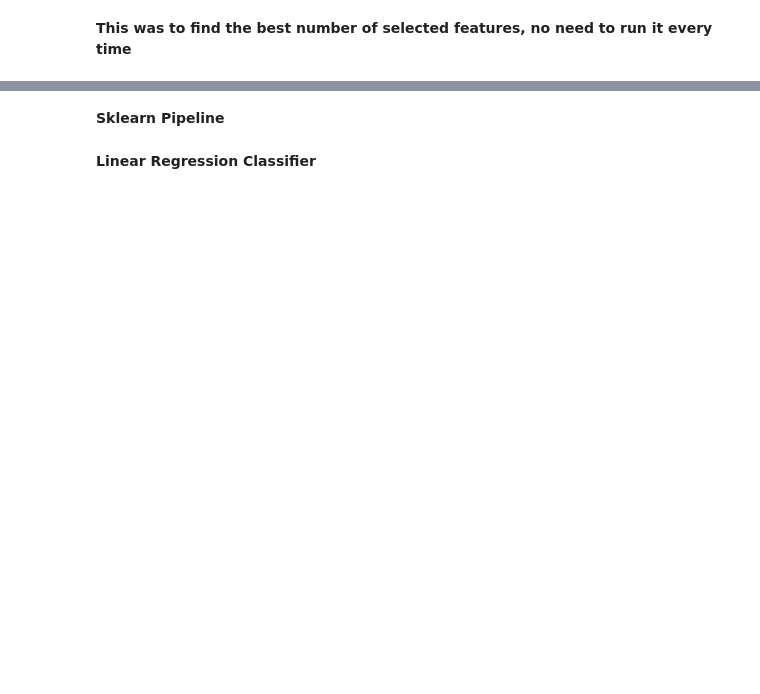
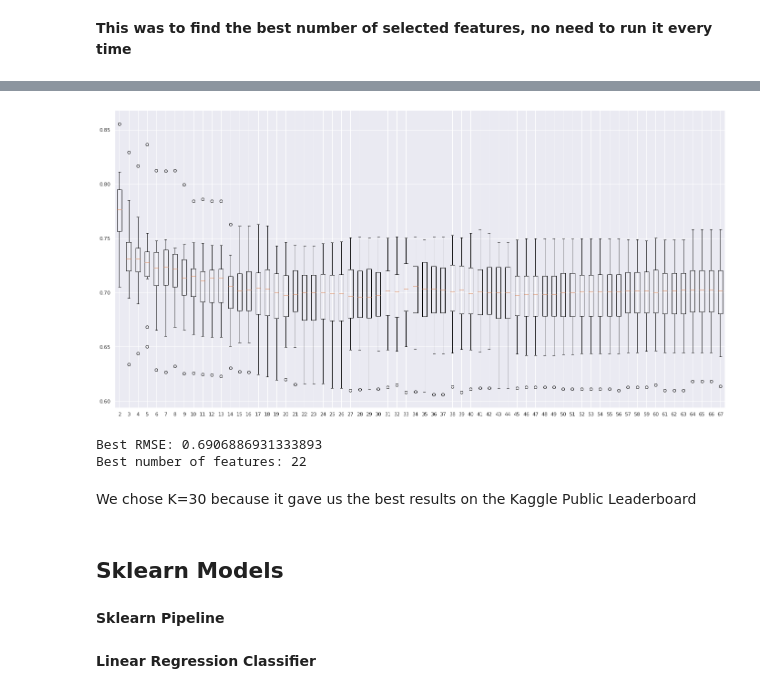
Before and after one commit to syrix78/IFT6758_Competition, a Jupyter notebook: predictor.ipynb, the cells around one changed output, grey strips where cells are left out. Drawn from its saved outputs; the diff is of its cells as text; code cells hidden in the pictures; blank space fills up the shorter version.

```diff
--- a/predictor.ipynb
+++ b/predictor.ipynb
@@ -134,9 +190,12 @@ from sklearn.linear_model import LinearRegression
 from sklearn.ensemble import RandomForestRegressor
 from xgboost import XGBRegressor
 from sklearn import datasets, ensemble
+from sklearn.ensemble import GradientBoostingRegressor
 
 best_i = 0
 best_rmse = 10
+k_losses = []
+k_labels = []
 
 for i in range(2, X_likes.shape[1]):
 
@@ -144,29 +203,19 @@ for i in range(2, X_likes.shape[1]):
   X_selected_feat_likes.shape
 
   # split dataset to train and test
-  X_train, X_test, y_train, y_test = train_test_split(X_selected_feat_likes, Y_likes,
-                                                      test_size=0.2,
-                                                      shuffle=True,
-                                                     random_state=42 #  To guarantee that the split will always be the same
-                                                      )
+  X_train, X_test, y_train, y_test = train_test_split(
+    X_selected_feat_likes, Y_likes,
+    test_size=0.2,
+    shuffle=True,
+    random_state=42 #  To guarantee that the split will always be the same
+  )
 
+  k_losses.append(CV(XGBRegressor, X_train, y_train, 10))#, random_state=0))
+  k_labels.append(str(i))
 
-  #regressor = LinearRegression()
-  #regressor.fit(X_train, y_train)
-
-  regressor = XGBRegressor()
-  regressor.fit(X_train,y_train , verbose=False)
-
-  y_pred = regressor.predict(X_test)
-
-  ## RMSE Metric
-  from sklearn.metrics import mean_squared_error
-  import math
-  rmse = math.sqrt(mean_squared_error(y_test, y_pred))
-  if rmse<best_rmse:
+  rmse = k_losses[-1].mean()
+  if rmse < best_rmse:
     best_rmse = rmse
     best_i = i
-  print(f"RMSE -> {rmse}")
-print(best_rmse)
-print(best_i)
+  print(f"RMSE {i} -> {rmse}")
 # %% [output]
@@ -189,0 +239,14 @@ RMSE -> 0.6902032310253999
+# %%
+# Display CV on features selected
+plt.figure(figsize=(24,12))
+plt.boxplot(k_losses, labels=k_labels)
+plt.show()
+
+print("Best RMSE: " + str(best_rmse))
+print("Best number of features: " + str(best_i))
+# %% [output]
+[figure, added]
+Best RMSE: 0.6906886931333893
+Best number of features: 22
+# %% [markdown]
+We chose K=30 because it gave us the best results on the Kaggle Public Leaderboard
@@ -190,3 +256,5 @@ RMSE -> 0.6902032310253999
+# %% [markdown]
+## Sklearn Models
 # %% [markdown]
 **Sklearn Pipeline**
 # %%
```
Also changed, not shown: parts of 51 cells of this notebook, 4 other files.
